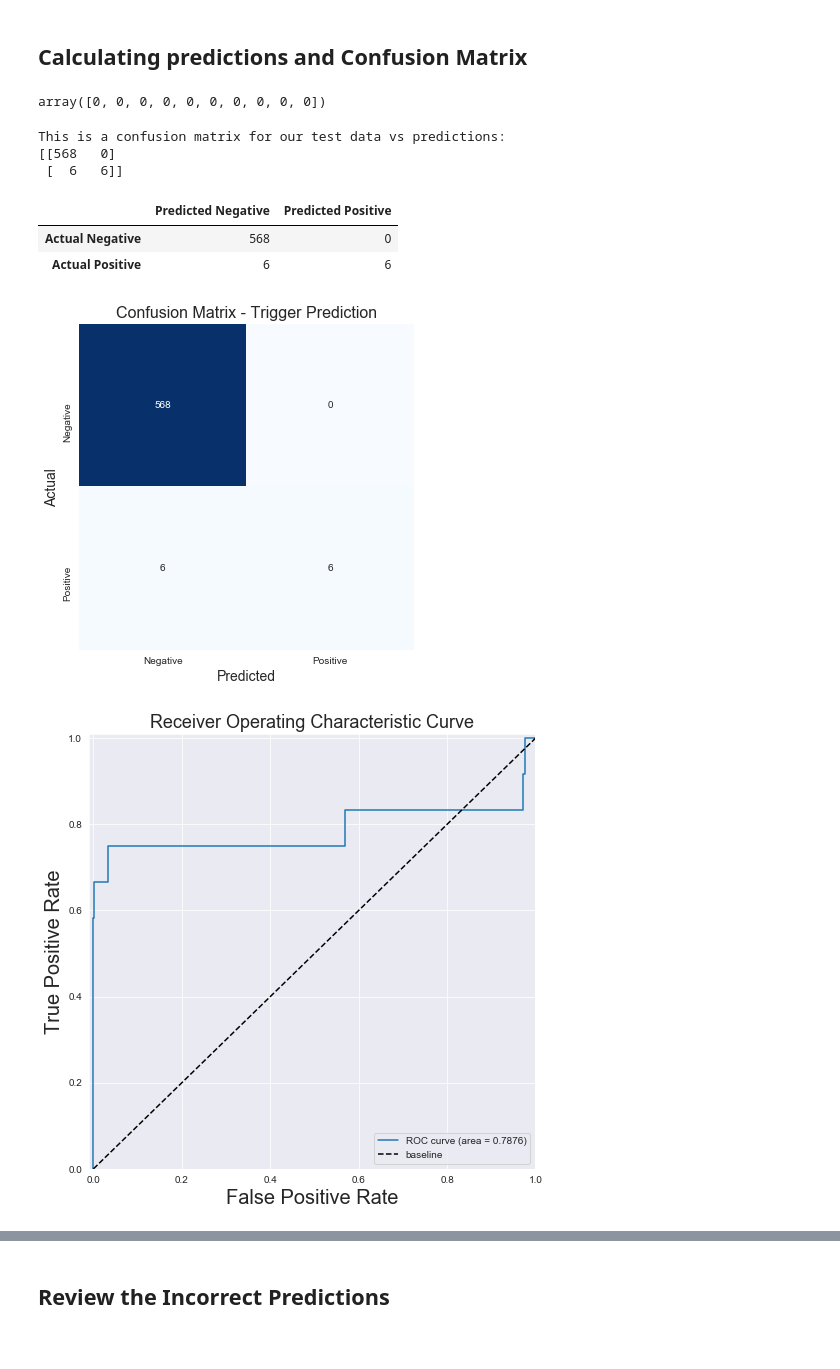
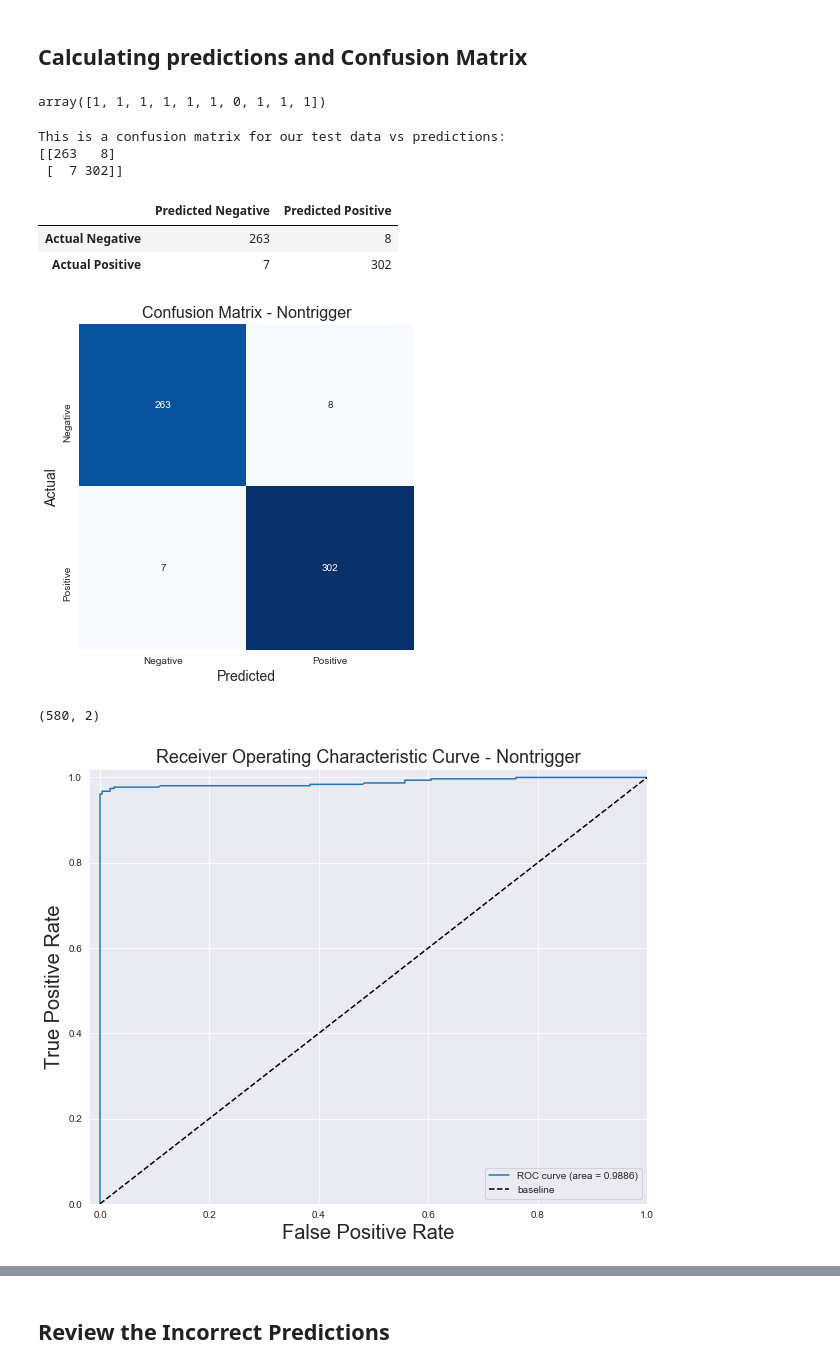
Before and after one commit to jcbdata/Legalese_Mortgage_Documents, a Jupyter notebook: Code/Exos_Mortgages_09JuneDataBLogOnly_Nontrigger.ipynb, the cells around one changed output, grey strips where cells are left out. Cells and saved outputs as stored; diff of their text form; code cells hidden in the pictures.

Commit message:
additional predictions

```diff
--- a/Code/Exos_Mortgages_09JuneDataBLogOnly_Nontrigger.ipynb
+++ b/Code/Exos_Mortgages_09JuneDataBLogOnly_Nontrigger.ipynb
@@ -626,10 +583,10 @@ df.head()
 # %%
 # Start by predicting Loan Default trigger
 
-target = 'bankruptcy'
+target = 'nontrigger'
 
 
-X = df['SentenceLemmas_nopunc']
+X = df['SentenceLemmas']
 y = df[target]
 indices = df.index
 
@@ -897,7 +854,7 @@ preds = best_model.predict(X_test)
 # Checking our predictions
 preds[:10]
 # %% [output]
-array([0, 0, 0, 0, 0, 0, 0, 0, 0, 0])
+array([1, 1, 1, 1, 1, 1, 0, 1, 1, 1])
 # %%
 ## Create a confusion matrix
 from sklearn.metrics import confusion_matrix
@@ -906,8 +863,8 @@ print('This is a confusion matrix for our test data vs predictions:')
 print(cm_test)
 # %% [output]
 This is a confusion matrix for our test data vs predictions:
-[[568   0]
- [  6   6]]
+[[263   8]
+ [  7 302]]
 # %%
 # Converting our confusion matrix into a dataframe
 cm_test = pd.DataFrame(cm_test, columns=['Predicted Negative','Predicted Positive'],
@@ -916,8 +873,8 @@ cm_test = pd.DataFrame(cm_test, columns=['Predicted Negative','Predicted Positiv
 cm_test
 # %% [output]
 |  | Predicted Negative | Predicted Positive |
-| Actual Negative | 568 | 0 |
-| Actual Positive | 6 | 6 |
+| Actual Negative | 263 | 8 |
+| Actual Positive | 7 | 302 |
 # %%
 # Plot our confusion matrix
 plt.figure(figsize = (6,6))
@@ -930,32 +887,44 @@ sns.heatmap(cm_test,
             cmap="Blues"); #annot=True to annotate cells
 
 # labels, title and ticks
-ax.set_title('Confusion Matrix - Trigger Prediction', size=16)
+ax.set_title(f'Confusion Matrix - {target.replace("_", " ").title()}', size=16)
 ax.set_xlabel('Predicted', size=14)
 ax.set_ylabel('Actual', size=14)
 ax.xaxis.set_ticklabels(['Negative', 'Positive'])
 ax.yaxis.set_ticklabels(['Negative', 'Positive']);
 # %% [output]
-[figure, old version]
+[figure, new version]
 # %%
 # Setting up probabilities for the ROC curve
 pred_proba = results_cvec.predict_proba(X_test)
 preds = results_cvec.predict(X_test)
+# %%
+# Calculate probabilities
+pred_proba = [i[1] for i in results_cvec.predict_proba(X_test)]
+pred_df = pd.DataFrame({'true_values': y_test,
+                        'pred_probs':pred_proba})
+pred_df.shape
+# %% [output]
+(580, 2)
+# %%
+# We establish the probabilities to be used to create the ROC curve
+y_pred_proba = results_cvec.predict_proba(X_test)
 # %%
-fpr, tpr, _= roc_curve(y_test, pred_proba[:,1])
+fpr, tpr, _= roc_curve(y_test, y_pred_proba[:,1])
 roc_auc = auc(fpr, tpr)
+
 # Plot of a ROC curve for a specific class
-plt.figure(figsize = (8,8))
+plt.figure(figsize = (10,8))
 plt.plot(fpr, tpr, label='ROC curve (area = %0.4f)' % roc_auc)
 plt.plot([0, 1], [0, 1], 'k--', label='baseline')
-plt.xlim([-0.01, 1.0])
-plt.ylim([0.0, 1.01])
+plt.xlim([-0.02, 1.0])
+plt.ylim([0.0, 1.02])
 plt.xlabel('False Positive Rate', fontsize =20)
 plt.ylabel('True Positive Rate', fontsize = 20)
-plt.title('Receiver Operating Characteristic Curve', fontsize=18)
+plt.title(f'Receiver Operating Characteristic Curve - {target.replace("_", " ").title()}', fontsize=18)
 plt.legend(loc="lower right");
 # %% [output]
-[figure, old version]
+[figure, new version]
 # %%
 # To allow us to better read the Sentences
 pd.set_option('display.max_colwidth', None)
```
Also changed, not shown: parts of 33 cells of this notebook, 16 other files.
